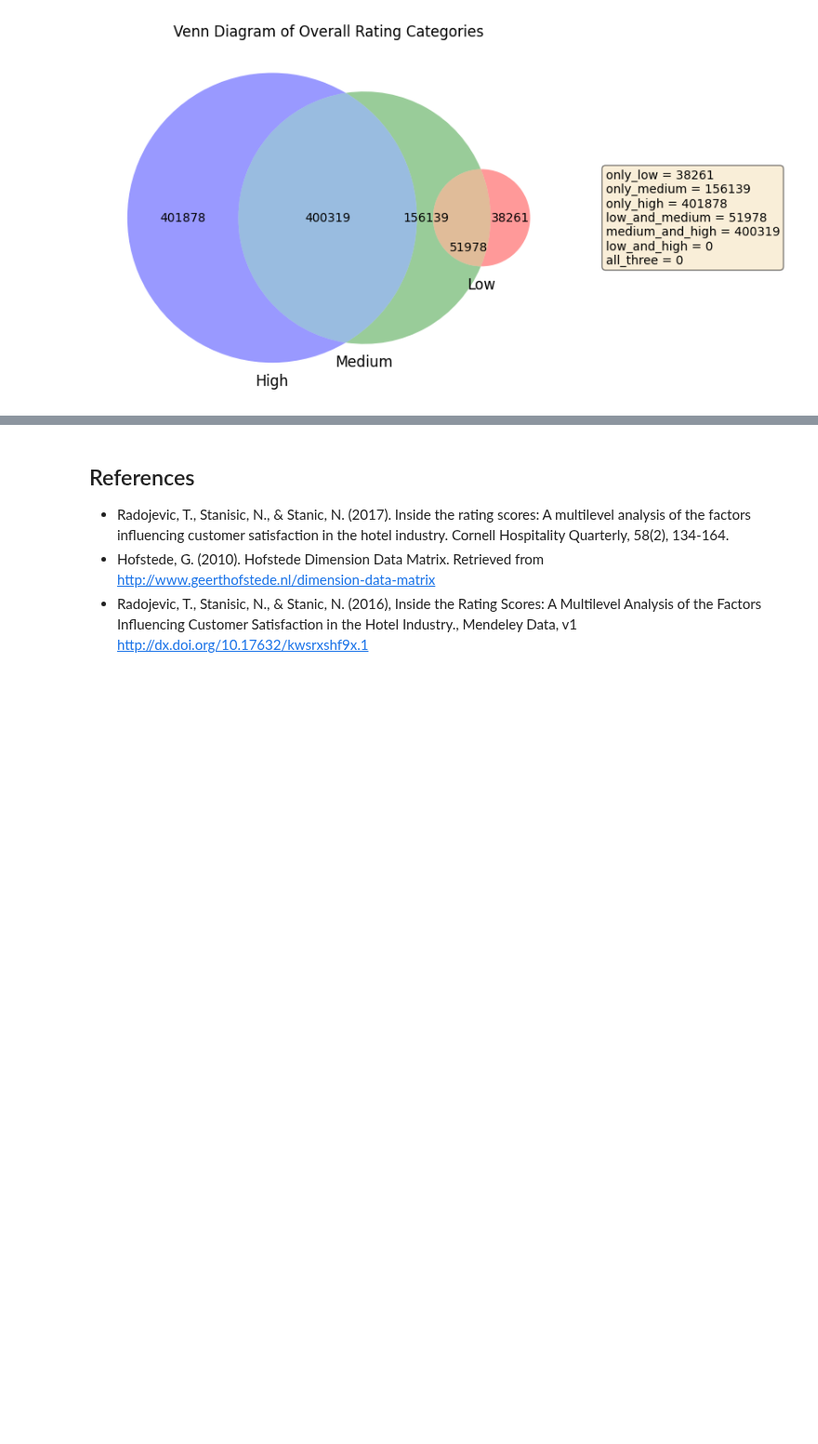
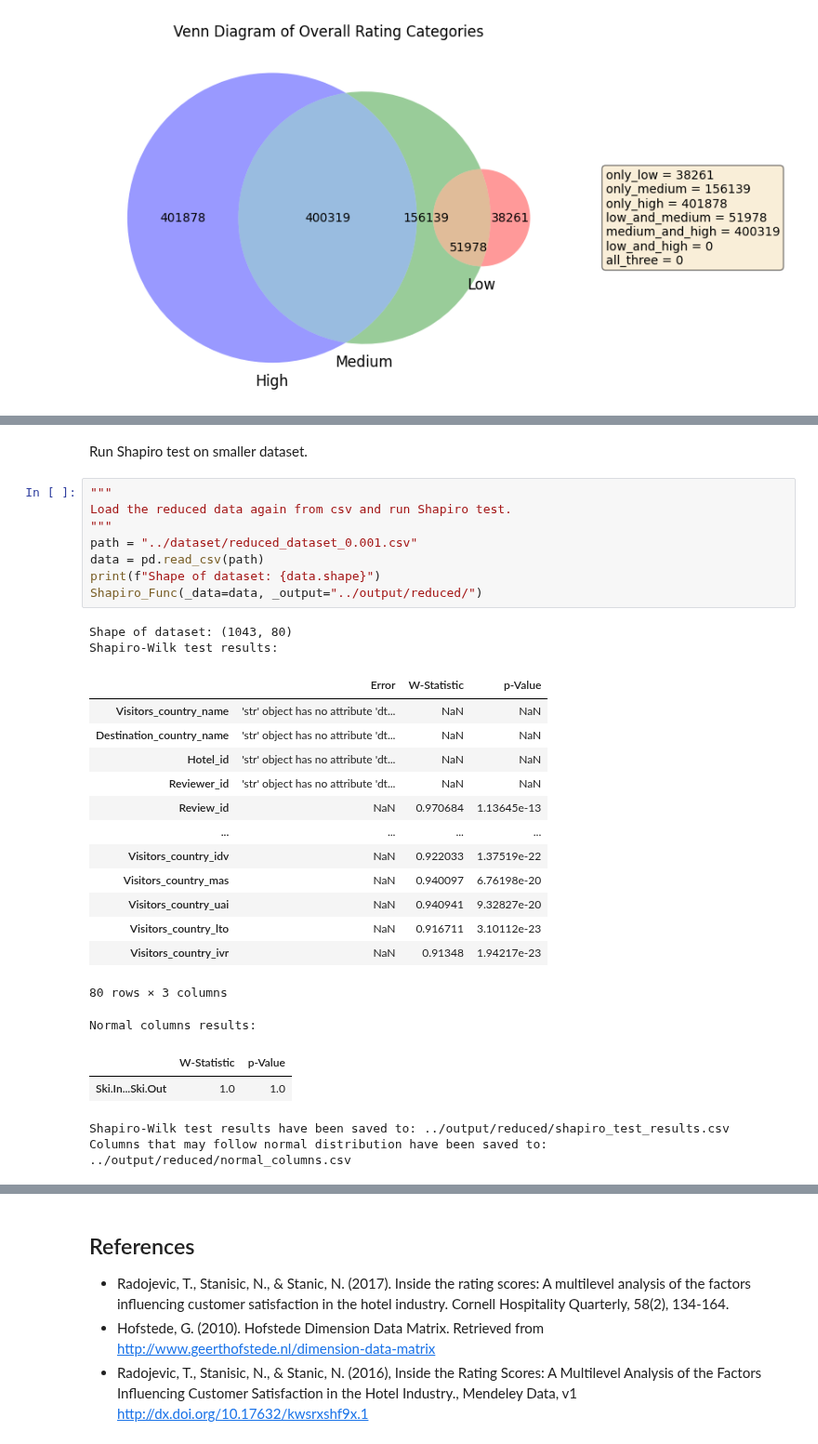
Before and after one commit to yceugene/DA_Proj_G7, a Jupyter notebook: src/main.ipynb, the cells around one changed output, grey strips where cells are left out. Shown at 93% size. Drawn from its saved outputs; the diff is of its cells as text; blank space fills up the shorter version.

```diff
--- a/src/main.ipynb
+++ b/src/main.ipynb
@@ -382,0 +471,31 @@ plt.show()
+# %% [markdown]
+Run Shapiro test on smaller dataset.
+# %%
+"""
+Load the reduced data again from csv and run Shapiro test.
+"""
+path = "../dataset/reduced_dataset_0.001.csv"
+data = pd.read_csv(path)
+print(f"Shape of dataset: {data.shape}")
+Shapiro_Func(_data=data, _output="../output/reduced/")
+# %% [output]
+Shape of dataset: (1043, 80)
+Shapiro-Wilk test results:
+|  | Error | W-Statistic | p-Value |
+| Visitors_country_name | 'str' object has no attribute 'dt... | NaN | NaN |
+| Destination_country_name | 'str' object has no attribute 'dt... | NaN | NaN |
+| Hotel_id | 'str' object has no attribute 'dt... | NaN | NaN |
+| Reviewer_id | 'str' object has no attribute 'dt... | NaN | NaN |
+| Review_id | NaN | 0.970684 | 1.13645e-13 |
+| ... | ... | ... | ... |
+| Visitors_country_idv | NaN | 0.922033 | 1.37519e-22 |
+| Visitors_country_mas | NaN | 0.940097 | 6.76198e-20 |
+| Visitors_country_uai | NaN | 0.940941 | 9.32827e-20 |
+| Visitors_country_lto | NaN | 0.916711 | 3.10112e-23 |
+| Visitors_country_ivr | NaN | 0.91348 | 1.94217e-23 |
+80 rows × 3 columns
+Normal columns results:
+|  | W-Statistic | p-Value |
+| Ski.In...Ski.Out | 1.0 | 1.0 |
+Shapiro-Wilk test results have been saved to: ../output/reduced/shapiro_test_results.csv
+Columns that may follow normal distribution have been saved to: ../output/reduced/normal_columns.csv
```
Also changed, not shown: parts of 24 cells of this notebook.
